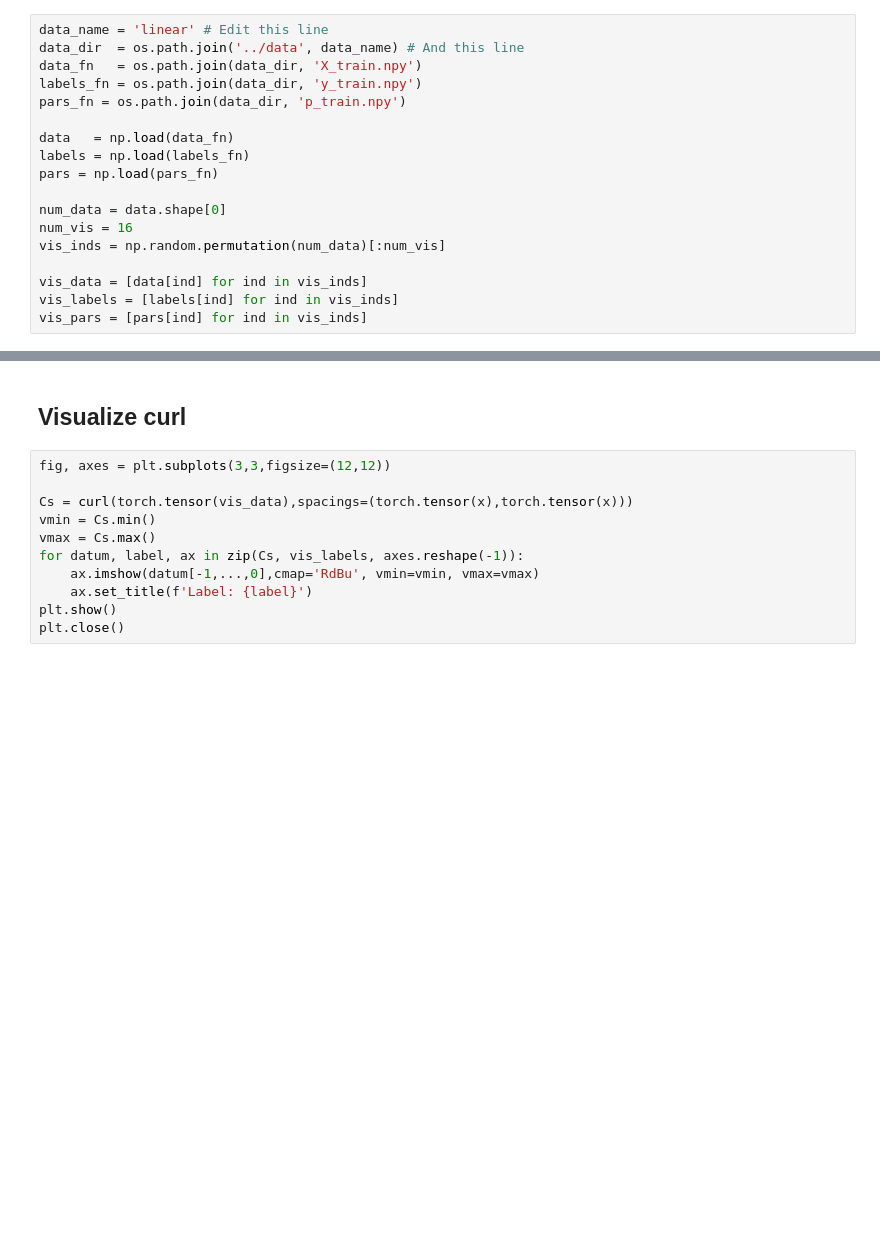
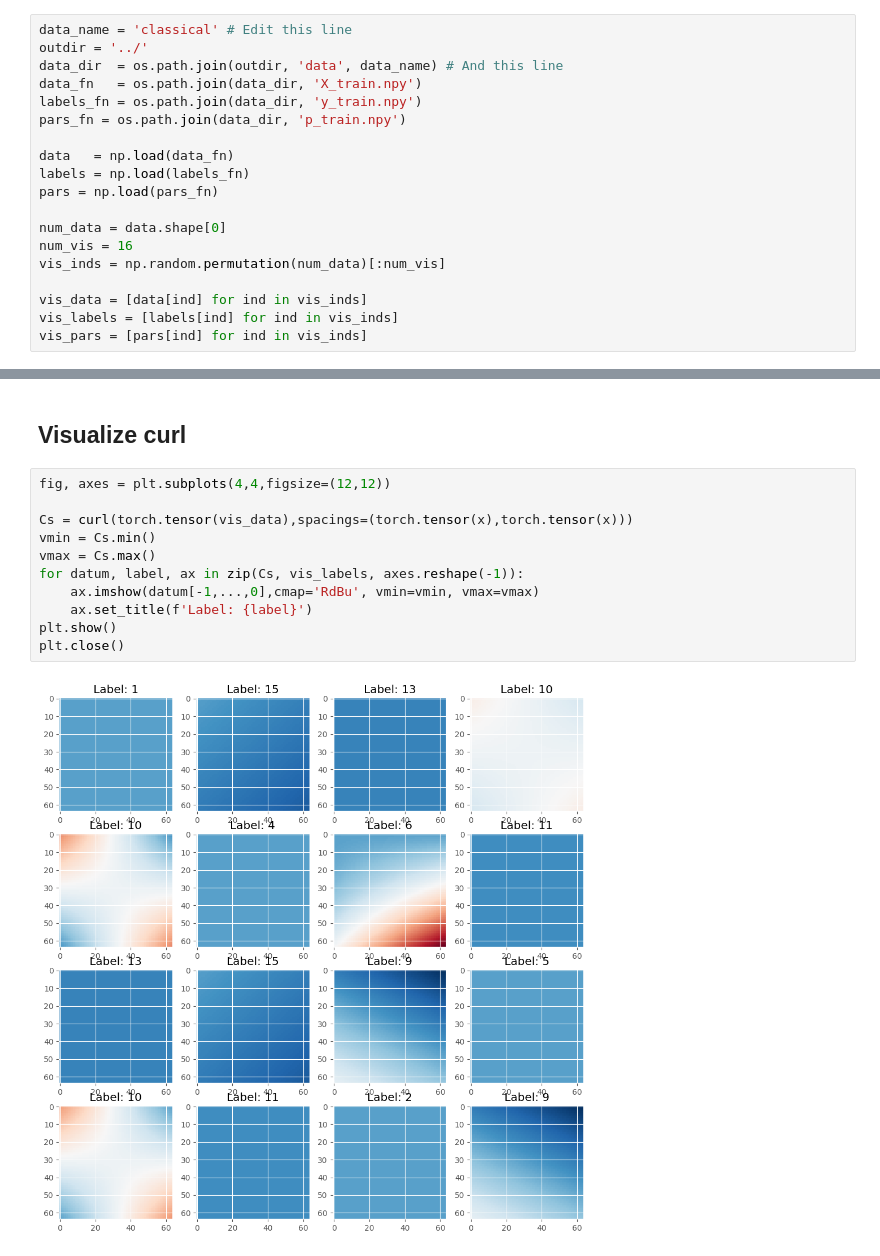
Before and after one commit to nitzanlab/phase2vec, a Jupyter notebook: notebooks/check_data.ipynb, the cells around one changed output, grey strips where cells are left out. Cells and saved outputs as stored; diff of their text form; blank space fills up the shorter version.

Commit message:
fixing paths

```diff
--- a/notebooks/check_data.ipynb
+++ b/notebooks/check_data.ipynb
@@ -12,8 +12,9 @@ plt.style.use('ggplot')
 # %% [markdown]
 ## Load data
 # %%
-data_name = 'linear' # Edit this line
-data_dir  = os.path.join('../data', data_name) # And this line
+data_name = 'classical' # Edit this line
+outdir = '../'
+data_dir  = os.path.join(outdir, 'data', data_name) # And this line
 data_fn   = os.path.join(data_dir, 'X_train.npy')
 labels_fn = os.path.join(data_dir, 'y_train.npy')
 pars_fn = os.path.join(data_dir, 'p_train.npy')
@@ -61,13 +66,15 @@ plt.close()
 # %% [markdown]
 ## Visualize curl
 # %%
-fig, axes = plt.subplots(3,3,figsize=(12,12))
+fig, axes = plt.subplots(4,4,figsize=(12,12))
 
 Cs = curl(torch.tensor(vis_data),spacings=(torch.tensor(x),torch.tensor(x)))
 vmin = Cs.min()
 vmax = Cs.max()
 for datum, label, ax in zip(Cs, vis_labels, axes.reshape(-1)):
     ax.imshow(datum[-1,...,0],cmap='RdBu', vmin=vmin, vmax=vmax)
     ax.set_title(f'Label: {label}')
 plt.show()
 plt.close()
+# %% [output]
+[figure, added]
```
Also changed, not shown: parts of 2 cells of this notebook, 1 other file.
